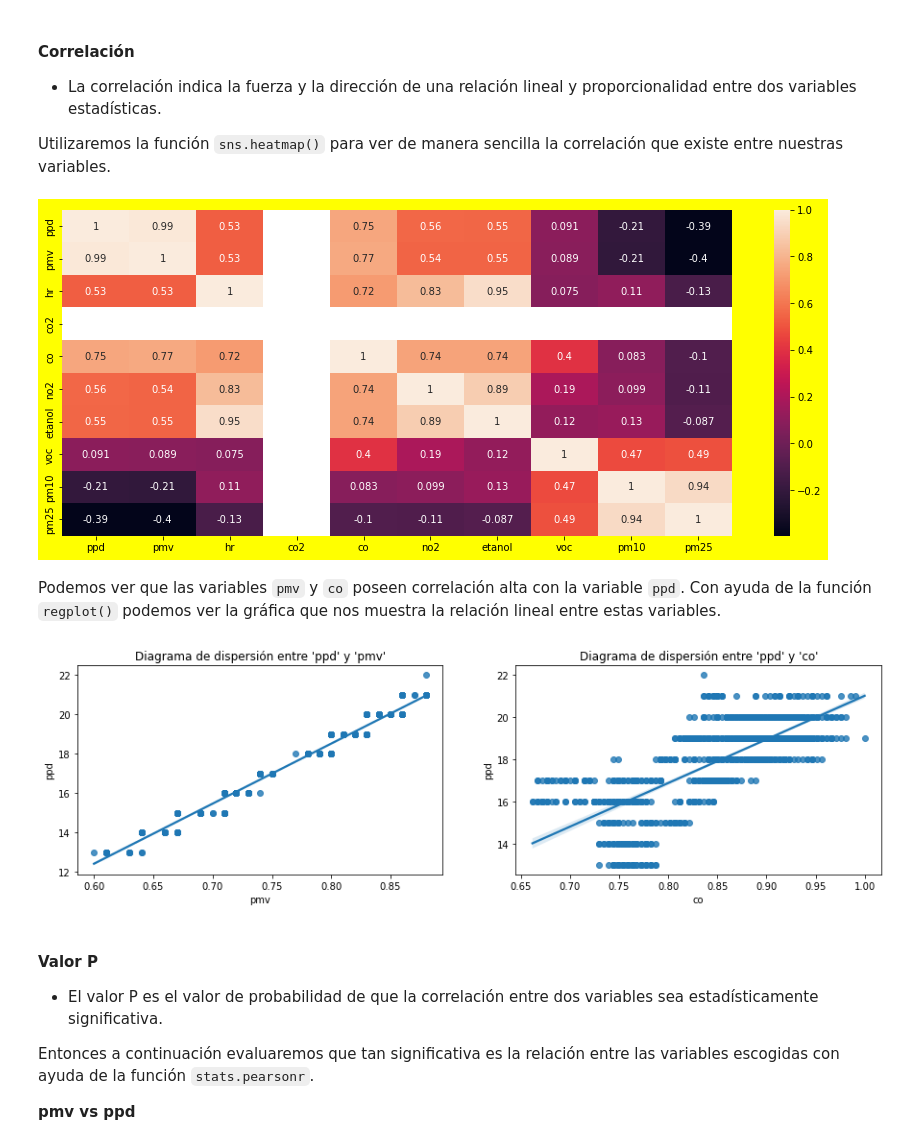
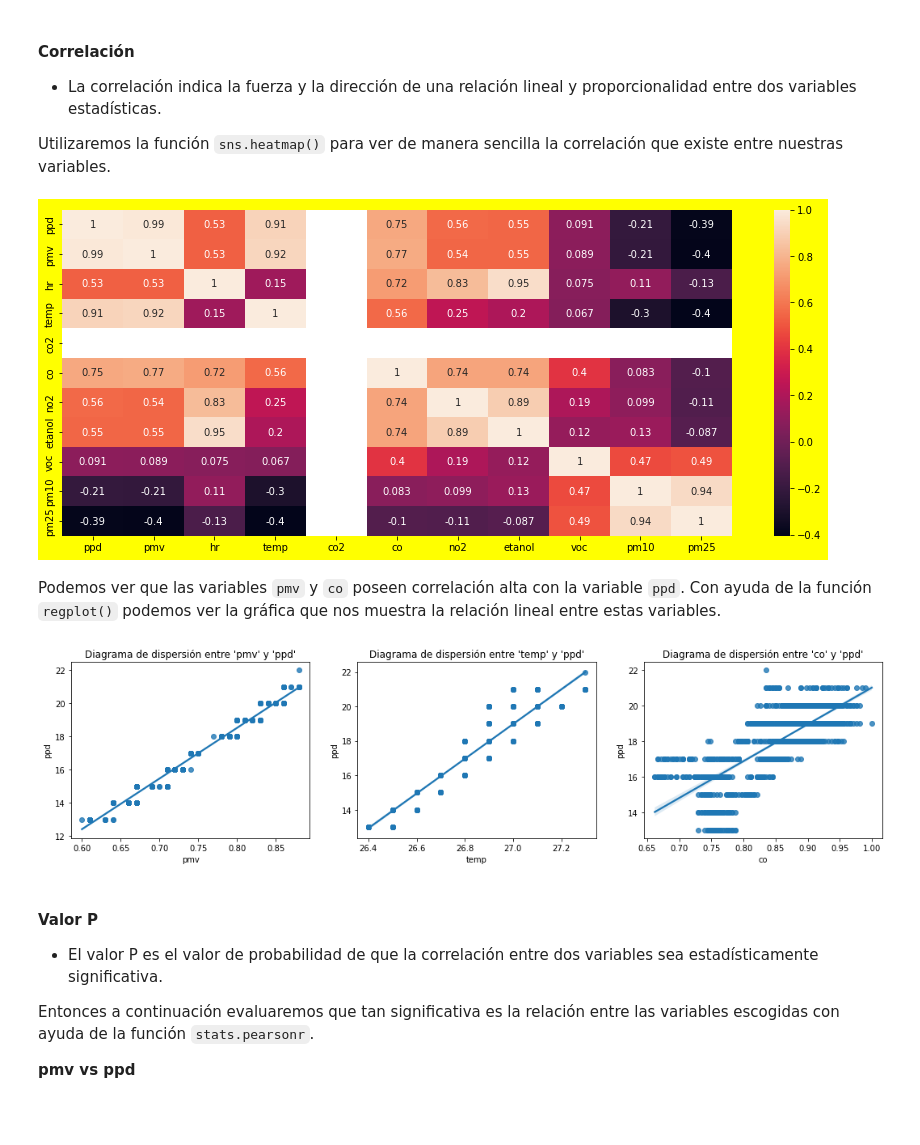
Before and after one commit to gaticavm9/Analisis-Datos-TPCD, a Jupyter notebook: main.ipynb, the cells around one changed output. Cells and saved outputs as stored; diff of their text form; code cells hidden in the pictures; blank space fills up the shorter version.

```diff
--- a/main.ipynb
+++ b/main.ipynb
@@ -57,5 +76,5 @@ Podemos ver que hay variables de tipo object y otras que no son necesarias para
 # %%
-df = df[['ppd','pmv','hr','co2','co','no2','c2h5ch','voc','pm10','pm25']]
+df = df[['ppd','pmv','hr','temp','co2','co','no2','c2h5ch','voc','pm10','pm25']]
 df.info()
 # %% [output]
 <class 'pandas.core.frame.DataFrame'>
@@ -111,18 +141,20 @@ Utilizaremos la función `sns.heatmap()` para ver de manera sencilla la correlac
 plt.figure(figsize = [15, 6], facecolor = 'yellow')
 sns.heatmap(df.corr(), annot=True);
 # %% [output]
-[figure, old version]
+[figure, new version]
 # %% [markdown]
 Podemos ver que las variables `pmv` y `co` poseen correlación alta con la variable `ppd`. Con ayuda de la función `regplot()` podemos ver la gráfica que nos muestra la relación lineal entre estas variables.
 # %%
-fig, axes = plt.subplots(1, 2, figsize=(15, 4))
+fig, axes = plt.subplots(1, 3, figsize=(18, 4))
 
 sns.regplot(ax = axes[0], x="pmv", y="ppd", data=df);
-sns.regplot(ax = axes[1], x="co", y="ppd", data=df);
-axes[0].title.set_text("Diagrama de dispersión entre 'ppd' y 'pmv'")
-axes[1].title.set_text("Diagrama de dispersión entre 'ppd' y 'co'")
+sns.regplot(ax = axes[1], x="temp", y="ppd", data=df);
+sns.regplot(ax = axes[2], x="co", y="ppd", data=df);
+axes[0].title.set_text("Diagrama de dispersión entre 'pmv' y 'ppd'")
+axes[1].title.set_text("Diagrama de dispersión entre 'temp' y 'ppd'")
+axes[2].title.set_text("Diagrama de dispersión entre 'co' y 'ppd'")
 # %% [output]
-[figure, old version]
+[figure, new version]
 # %% [markdown]
 #### Valor P
 - El valor P es el valor de probabilidad de que la correlación entre dos variables sea estadísticamente significativa.
```
Also changed, not shown: parts of 20 cells of this notebook.
